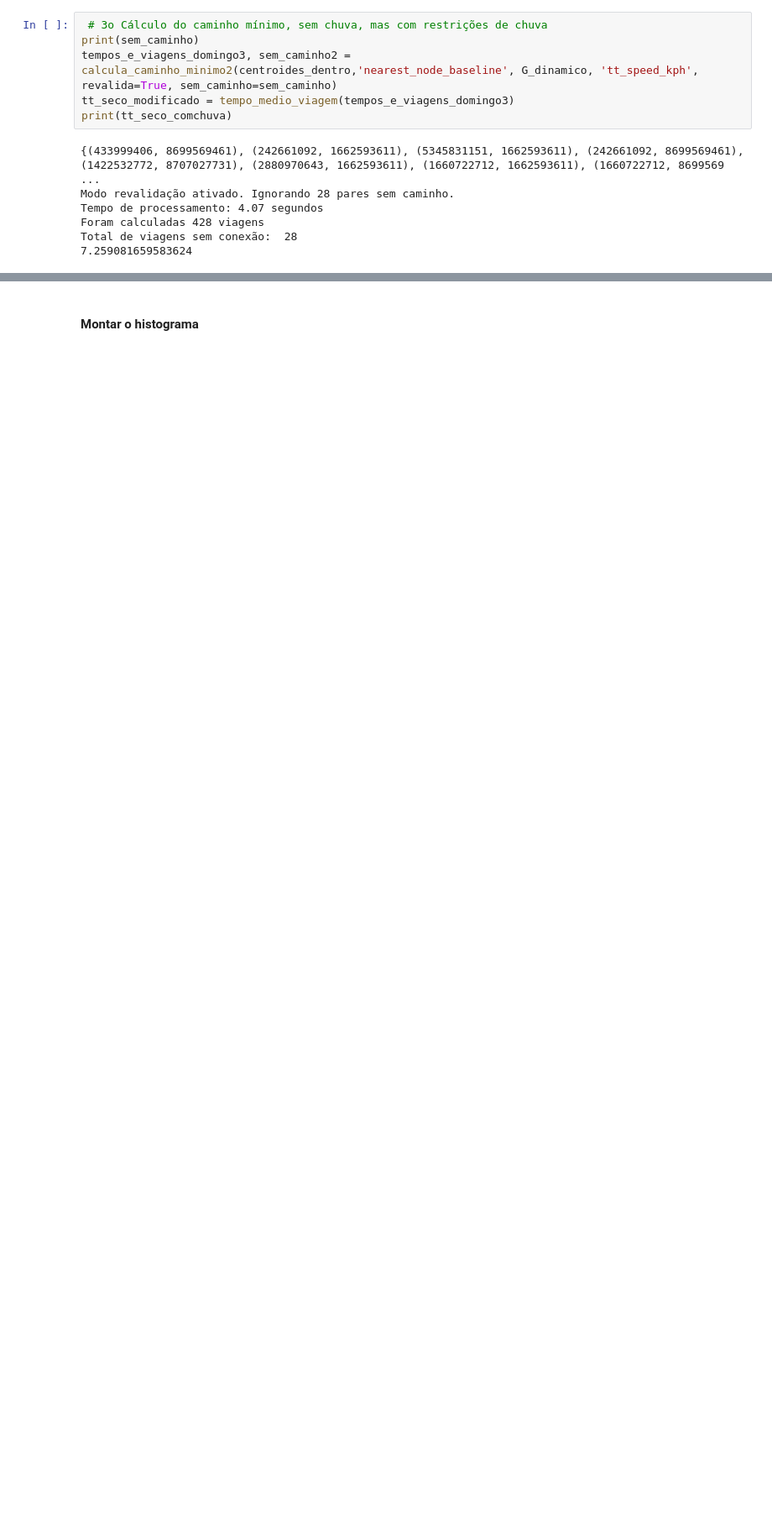
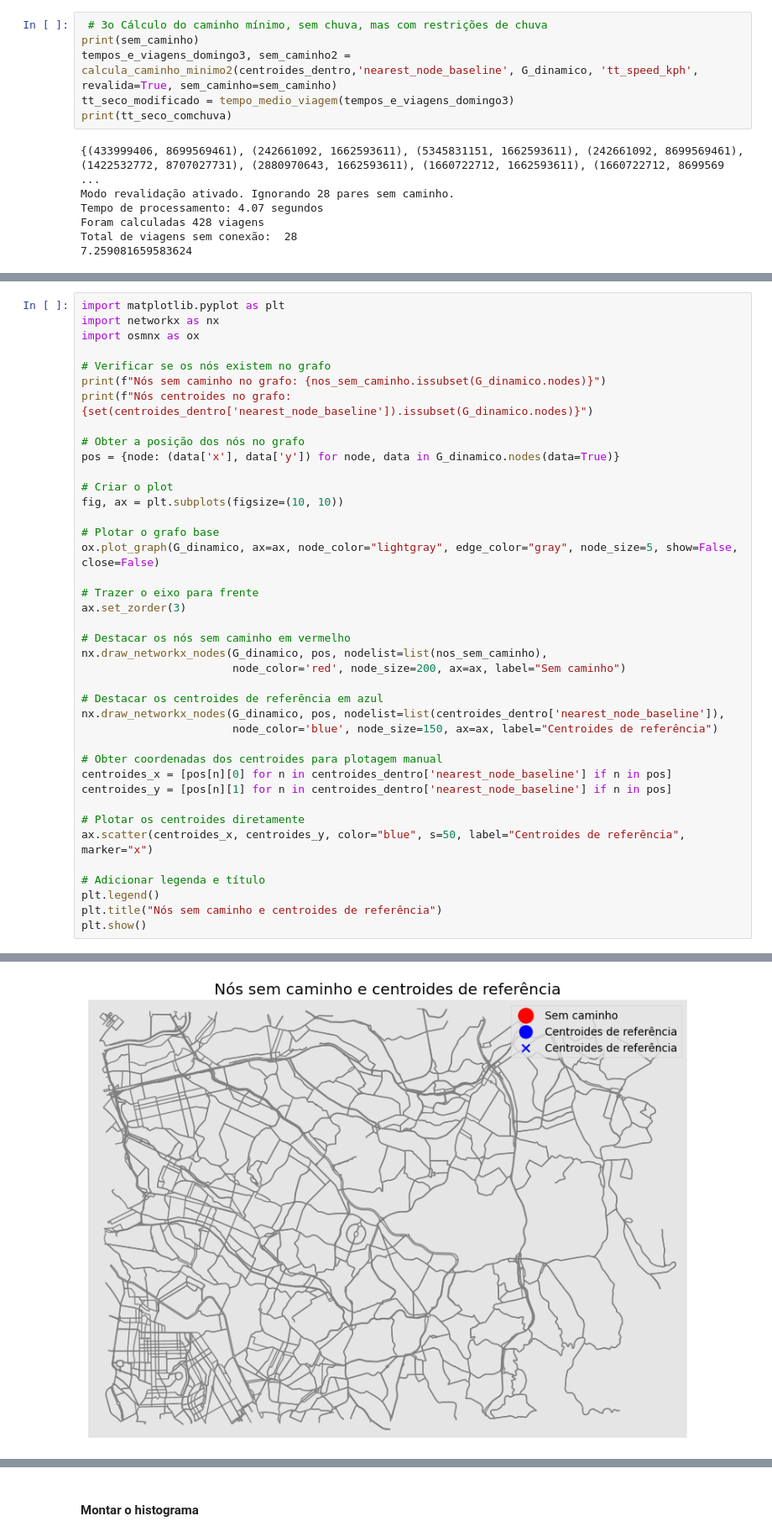
Before and after one commit to marcelof314/SP_urban_flooding, a Jupyter notebook: 02 OD Matrix and travel time.ipynb, the cells around one changed output, grey strips where cells are left out. Shown at 84% size. Saved outputs shown, nothing was run; the diff lists cells and outputs as text; blank space fills up the shorter version.

```diff
--- a/02 OD Matrix and travel time.ipynb
+++ b/02 OD Matrix and travel time.ipynb
@@ -1628,0 +1926,41 @@ tempos_medios_arquivo
+# %%
+import matplotlib.pyplot as plt
+import networkx as nx
+import osmnx as ox
+
+# Verificar se os nós existem no grafo
+print(f"Nós sem caminho no grafo: {nos_sem_caminho.issubset(G_dinamico.nodes)}")
+print(f"Nós centroides no grafo: {set(centroides_dentro['nearest_node_baseline']).issubset(G_dinamico.nodes)}")
+
+# Obter a posição dos nós no grafo
+pos = {node: (data['x'], data['y']) for node, data in G_dinamico.nodes(data=True)}
+
+# Criar o plot
+fig, ax = plt.subplots(figsize=(10, 10))
+
+# Plotar o grafo base
+ox.plot_graph(G_dinamico, ax=ax, node_color="lightgray", edge_color="gray", node_size=5, show=False, close=False)
+
+# Trazer o eixo para frente
+ax.set_zorder(3)
+
+# Destacar os nós sem caminho em vermelho
+nx.draw_networkx_nodes(G_dinamico, pos, nodelist=list(nos_sem_caminho),
+                       node_color='red', node_size=200, ax=ax, label="Sem caminho")
+
+# Destacar os centroides de referência em azul
+nx.draw_networkx_nodes(G_dinamico, pos, nodelist=list(centroides_dentro['nearest_node_baseline']),
+                       node_color='blue', node_size=150, ax=ax, label="Centroides de referência")
+
+# Obter coordenadas dos centroides para plotagem manual
+centroides_x = [pos[n][0] for n in centroides_dentro['nearest_node_baseline'] if n in pos]
+centroides_y = [pos[n][1] for n in centroides_dentro['nearest_node_baseline'] if n in pos]
+
+# Plotar os centroides diretamente
+ax.scatter(centroides_x, centroides_y, color="blue", s=50, label="Centroides de referência", marker="x")
+
+# Adicionar legenda e título
+plt.legend()
+plt.title("Nós sem caminho e centroides de referência")
+plt.show()
+# %% [output]
@@ -1628,0 +1969 @@ tempos_medios_arquivo
+[figure, added]
```
Also changed, not shown: parts of 35 cells of this notebook, 1 other file.
